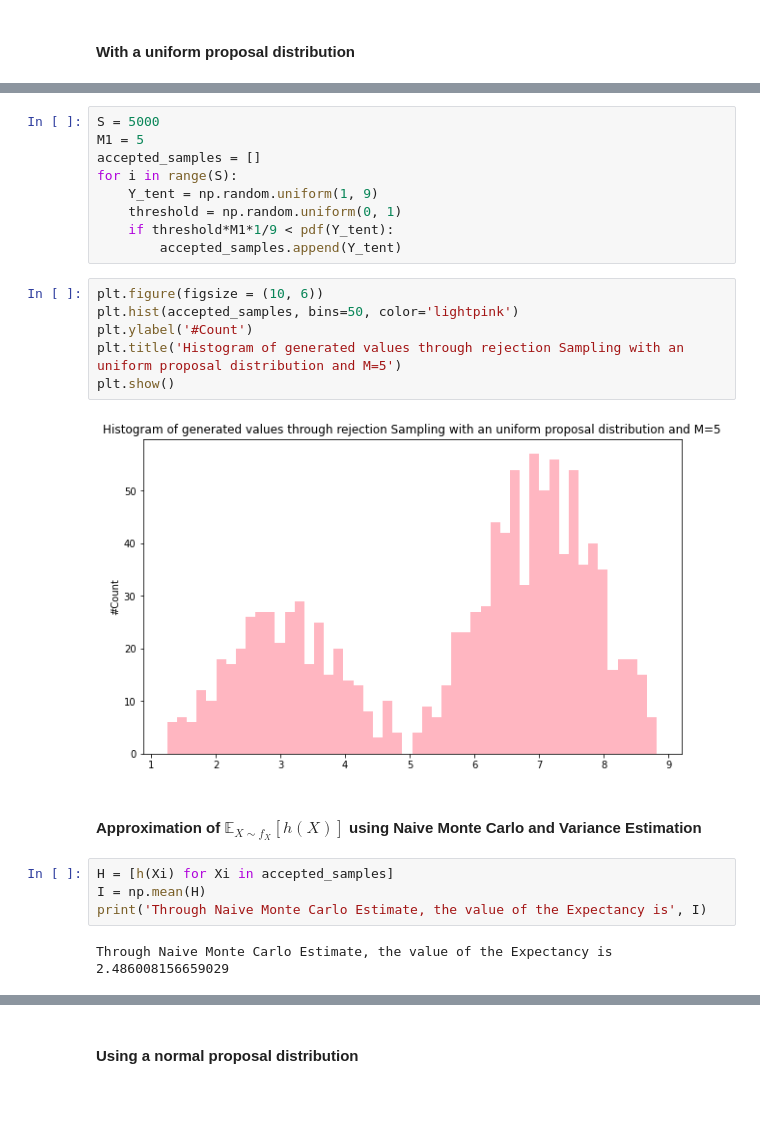
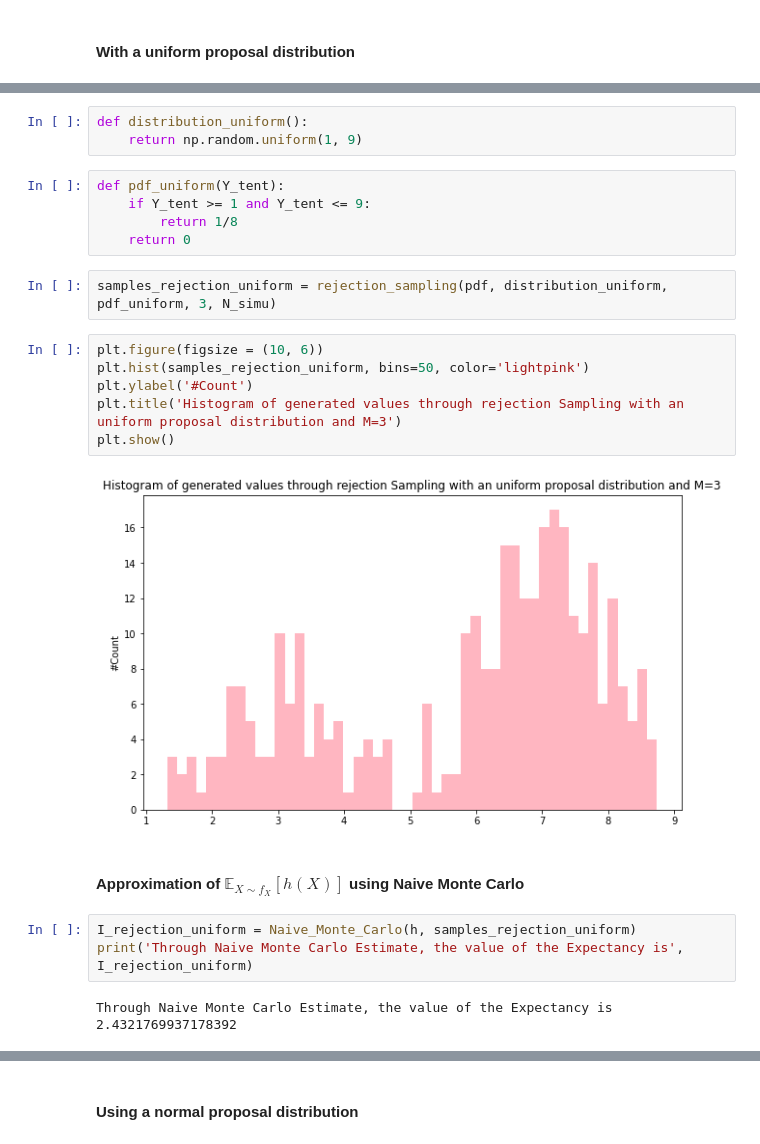
Before and after one commit to DavidAssaraf106/AM207, a Jupyter notebook: homework/HW3/AM207_HW3.ipynb, the cells around one changed output, grey strips where cells are left out. Cells and saved outputs as stored; diff of their text form; blank space fills up the shorter version.

```diff
--- a/homework/HW3/AM207_HW3.ipynb
+++ b/homework/HW3/AM207_HW3.ipynb
@@ -259,25 +266,25 @@ plt.show()
-# %%
-S = 5000
-M1 = 5
-accepted_samples = []
-for i in range(S):
-    Y_tent = np.random.uniform(1, 9)
-    threshold = np.random.uniform(0, 1)
-    if threshold*M1*1/9 < pdf(Y_tent):
-        accepted_samples.append(Y_tent)
+# %%
+def distribution_uniform():
+    return np.random.uniform(1, 9)
+# %%
+def pdf_uniform(Y_tent):
+    if Y_tent >= 1 and Y_tent <= 9:
+        return 1/8
+    return 0
+# %%
+samples_rejection_uniform = rejection_sampling(pdf, distribution_uniform, pdf_uniform, 3, N_simu)
 # %%
 plt.figure(figsize = (10, 6))
-plt.hist(accepted_samples, bins=50, color='lightpink')
+plt.hist(samples_rejection_uniform, bins=50, color='lightpink')
 plt.ylabel('#Count')
-plt.title('Histogram of generated values through rejection Sampling with an uniform proposal distribution and M=5')
+plt.title('Histogram of generated values through rejection Sampling with an uniform proposal distribution and M=3')
 plt.show()
 # %% [output]
-[figure, old version]
+[figure, new version]
 # %% [markdown]
-#### Approximation of $\mathbb{E}_{X\sim f_X}[h(X)]$ using Naive Monte Carlo and Variance Estimation
+#### Approximation of $\mathbb{E}_{X\sim f_X}[h(X)]$ using Naive Monte Carlo
 # %%
-H = [h(Xi) for Xi in accepted_samples]
-I = np.mean(H)
-print('Through Naive Monte Carlo Estimate, the value of the Expectancy is', I)
+I_rejection_uniform = Naive_Monte_Carlo(h, samples_rejection_uniform)
+print('Through Naive Monte Carlo Estimate, the value of the Expectancy is', I_rejection_uniform)
 # %% [output]
-Through Naive Monte Carlo Estimate, the value of the Expectancy is 2.486008156659029
+Through Naive Monte Carlo Estimate, the value of the Expectancy is 2.4321769937178392
```
Also changed, not shown: parts of 83 cells of this notebook, 16 other files.
